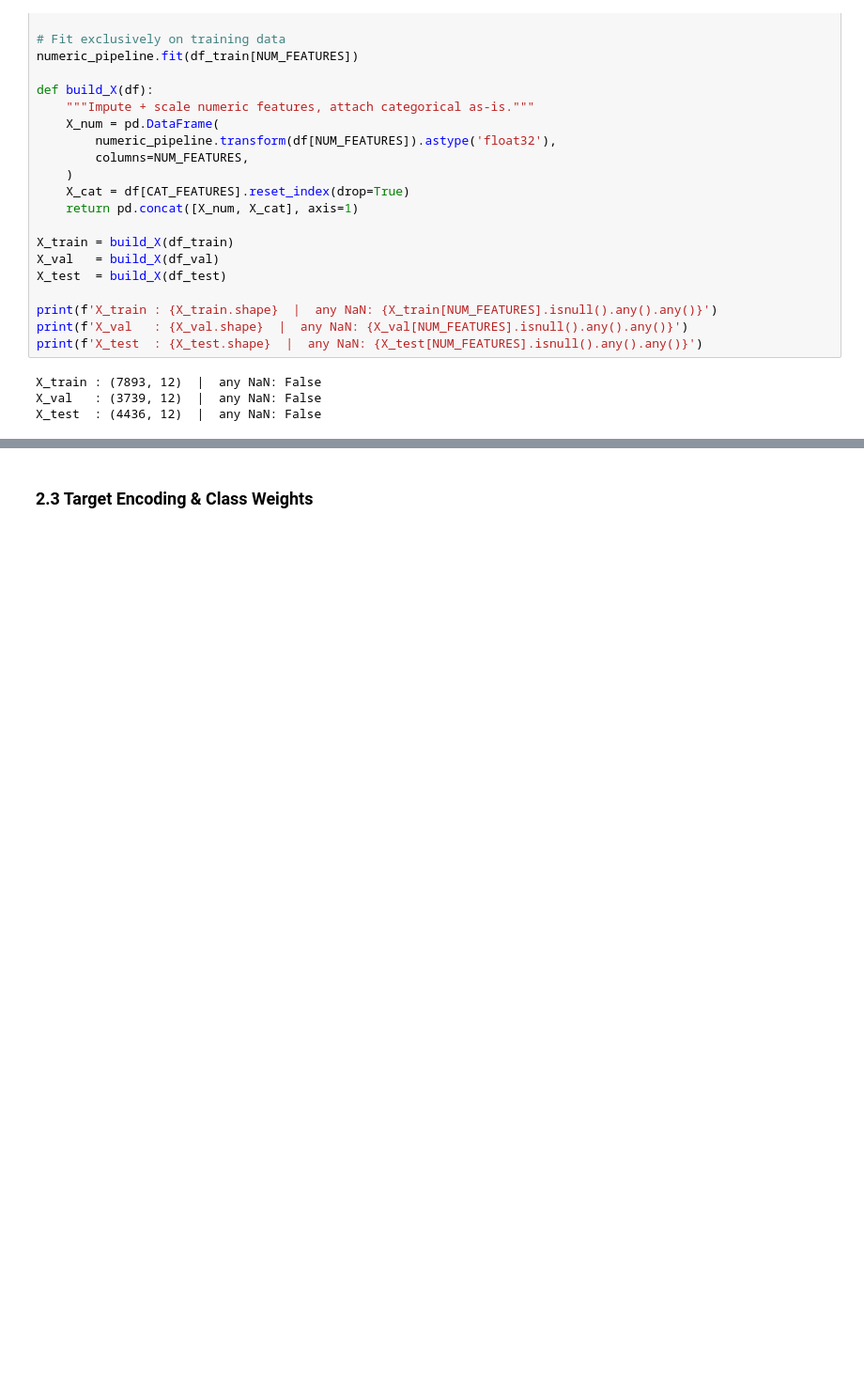
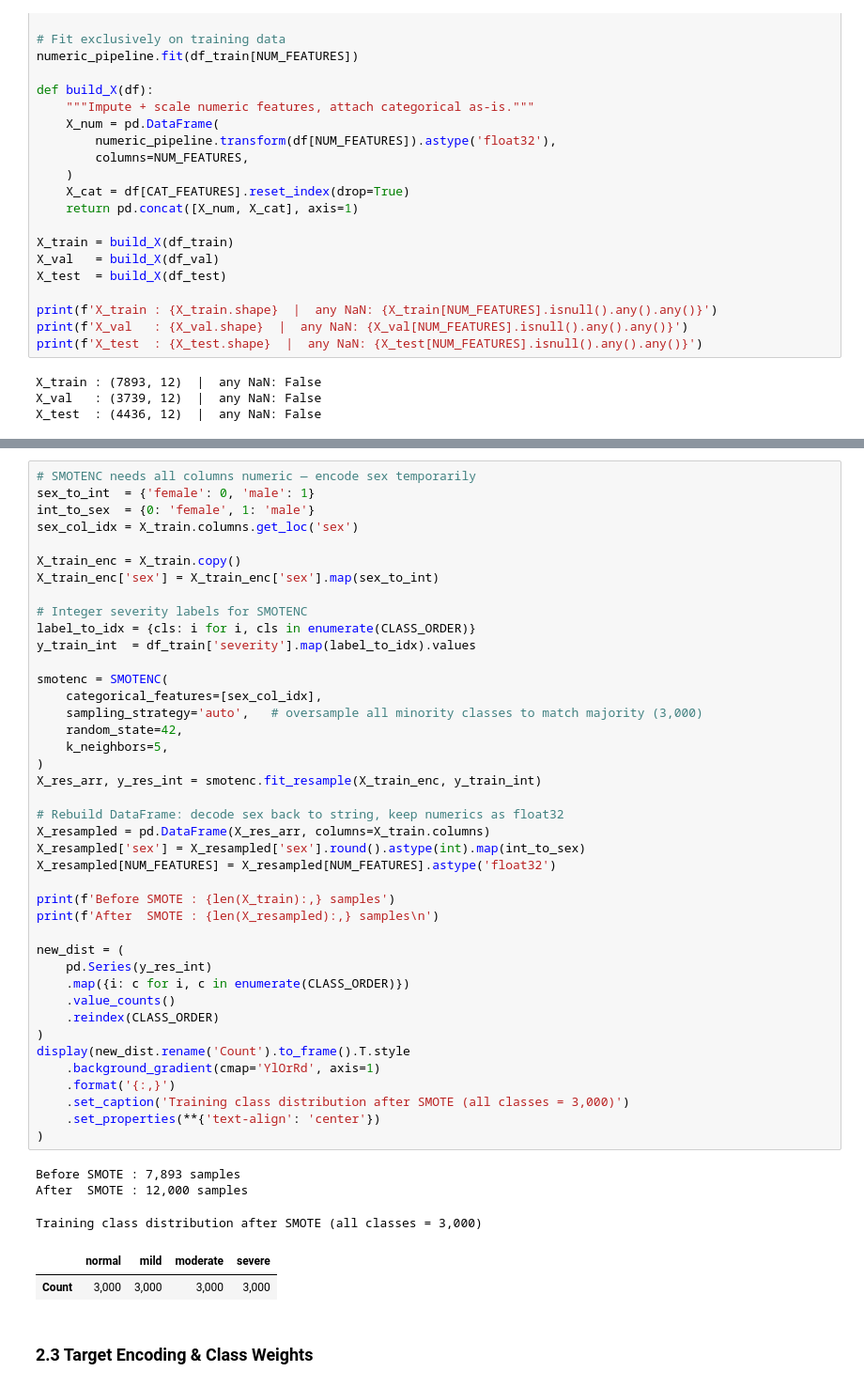
Before and after one commit to zannujulius/ecg-echo-ft-transformer, a Jupyter notebook: model_v3/model.ipynb, the cells around one changed output, grey strips where cells are left out. Shown at 94% size. Saved outputs shown, nothing was run; the diff lists cells and outputs as text; blank space fills up the shorter version.

```diff
--- a/model.ipynb
+++ b/model_v3/model.ipynb
@@ -638,3 +653,50 @@ X_test  : (4436, 12)  |  any NaN: False
+# %%
+# SMOTENC needs all columns numeric — encode sex temporarily
+sex_to_int  = {'female': 0, 'male': 1}
+int_to_sex  = {0: 'female', 1: 'male'}
+sex_col_idx = X_train.columns.get_loc('sex')
+
+X_train_enc = X_train.copy()
+X_train_enc['sex'] = X_train_enc['sex'].map(sex_to_int)
+
+# Integer severity labels for SMOTENC
+label_to_idx = {cls: i for i, cls in enumerate(CLASS_ORDER)}
+y_train_int  = df_train['severity'].map(label_to_idx).values
+
+smotenc = SMOTENC(
+    categorical_features=[sex_col_idx],
+    sampling_strategy='auto',   # oversample all minority classes to match majority (3,000)
+    random_state=42,
+    k_neighbors=5,
+)
+X_res_arr, y_res_int = smotenc.fit_resample(X_train_enc, y_train_int)
+
+# Rebuild DataFrame: decode sex back to string, keep numerics as float32
+X_resampled = pd.DataFrame(X_res_arr, columns=X_train.columns)
+X_resampled['sex'] = X_resampled['sex'].round().astype(int).map(int_to_sex)
+X_resampled[NUM_FEATURES] = X_resampled[NUM_FEATURES].astype('float32')
+
+print(f'Before SMOTE : {len(X_train):,} samples')
+print(f'After  SMOTE : {len(X_resampled):,} samples\n')
+
+new_dist = (
+    pd.Series(y_res_int)
+    .map({i: c for i, c in enumerate(CLASS_ORDER)})
+    .value_counts()
+    .reindex(CLASS_ORDER)
+)
+display(new_dist.rename('Count').to_frame().T.style
+    .background_gradient(cmap='YlOrRd', axis=1)
+    .format('{:,}')
+    .set_caption('Training class distribution after SMOTE (all classes = 3,000)')
+    .set_properties(**{'text-align': 'center'})
+)
+# %% [output]
+Before SMOTE : 7,893 samples
+After  SMOTE : 12,000 samples
+Training class distribution after SMOTE (all classes = 3,000)
+|  | normal | mild | moderate | severe |
+| Count | 3,000 | 3,000 | 3,000 | 3,000 |
 # %% [markdown]
 ### 2.3 Target Encoding & Class Weights
 # %%
```
Also changed, not shown: parts of 13 cells of this notebook, 39 other files.
